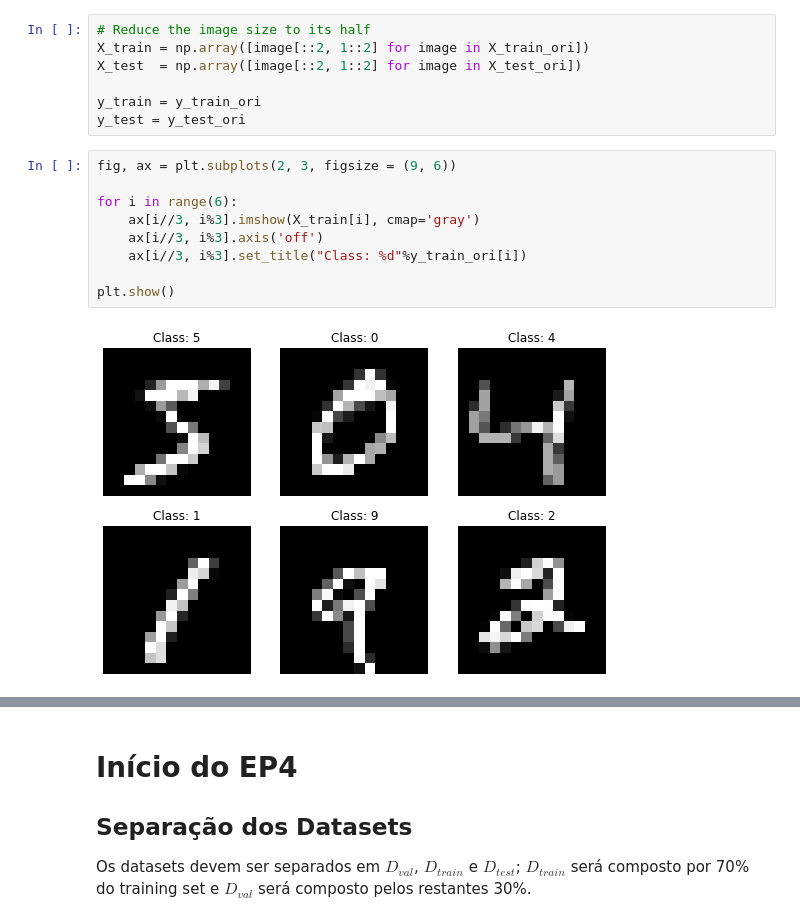
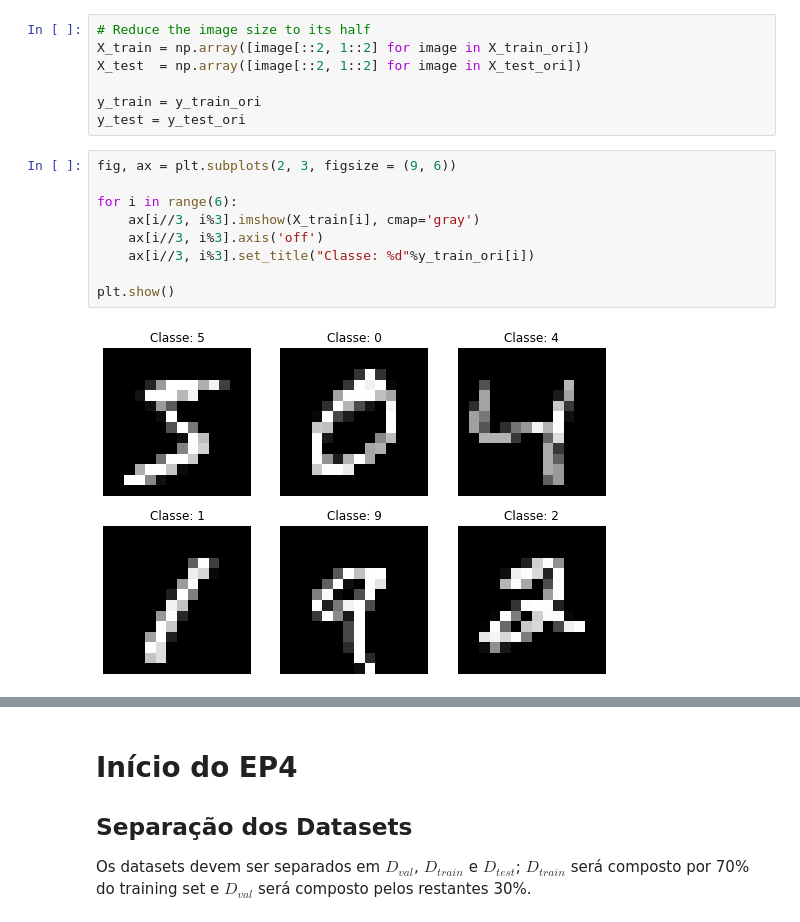
Before and after one commit to lurara/ep4_mac0460, a Jupyter notebook: ep04.ipynb, the cells around one changed output, grey strips where cells are left out. Cells and saved outputs as stored; diff of their text form.

```diff
--- a/ep04.ipynb
+++ b/ep04.ipynb
@@ -88,14 +88,14 @@ y_test = y_test_ori
 # %%
 fig, ax = plt.subplots(2, 3, figsize = (9, 6))
 
 for i in range(6):
     ax[i//3, i%3].imshow(X_train[i], cmap='gray')
     ax[i//3, i%3].axis('off')
-    ax[i//3, i%3].set_title("Class: %d"%y_train_ori[i])
+    ax[i//3, i%3].set_title("Classe: %d"%y_train_ori[i])
 
 plt.show()
 # %% [output]
-[figure, old version]
+[figure, new version]
 # %%
 X_train = (X_train/255.0).astype('float32').reshape((60000,14*14))
 X_test = (X_test/255.0).astype('float32').reshape((10000,14*14))
```
Also changed, not shown: parts of 25 cells of this notebook.
